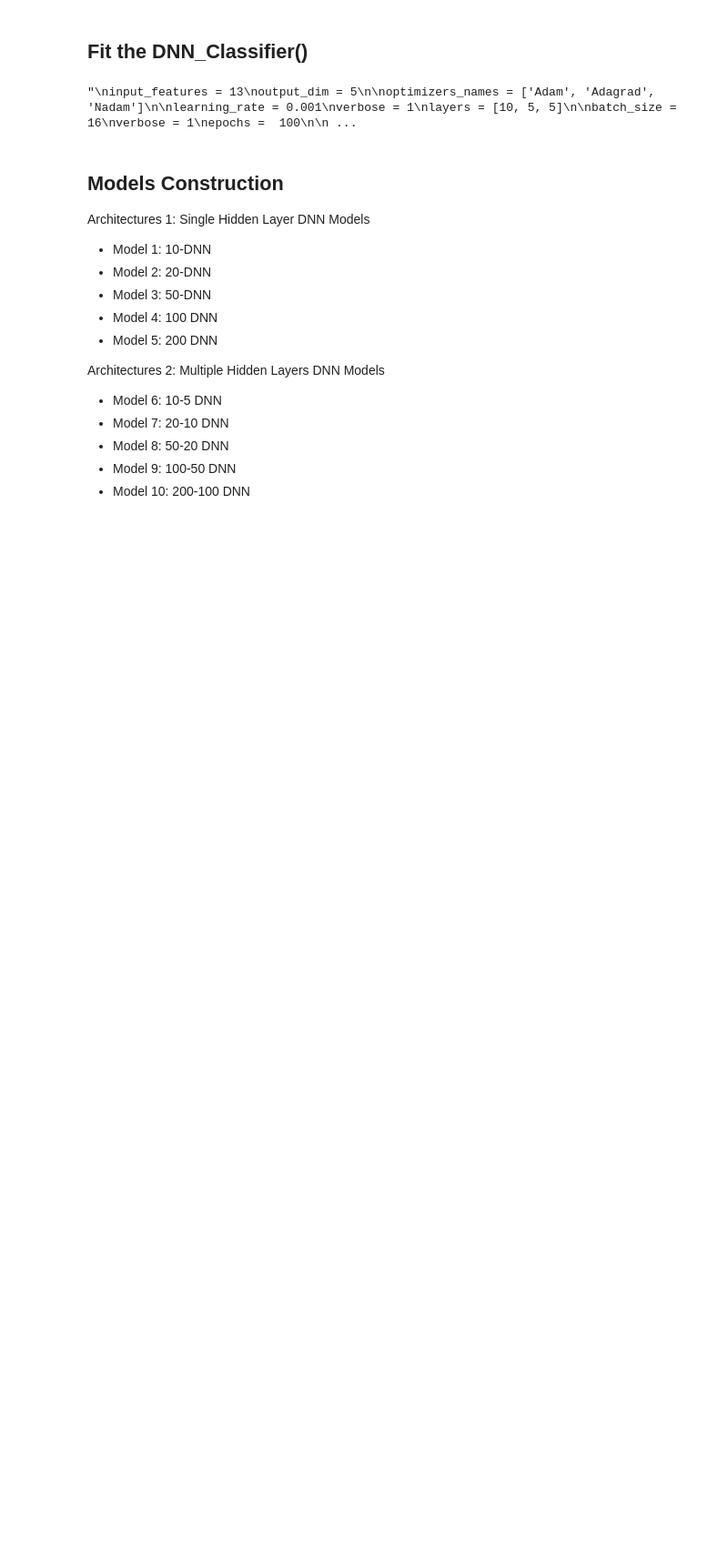
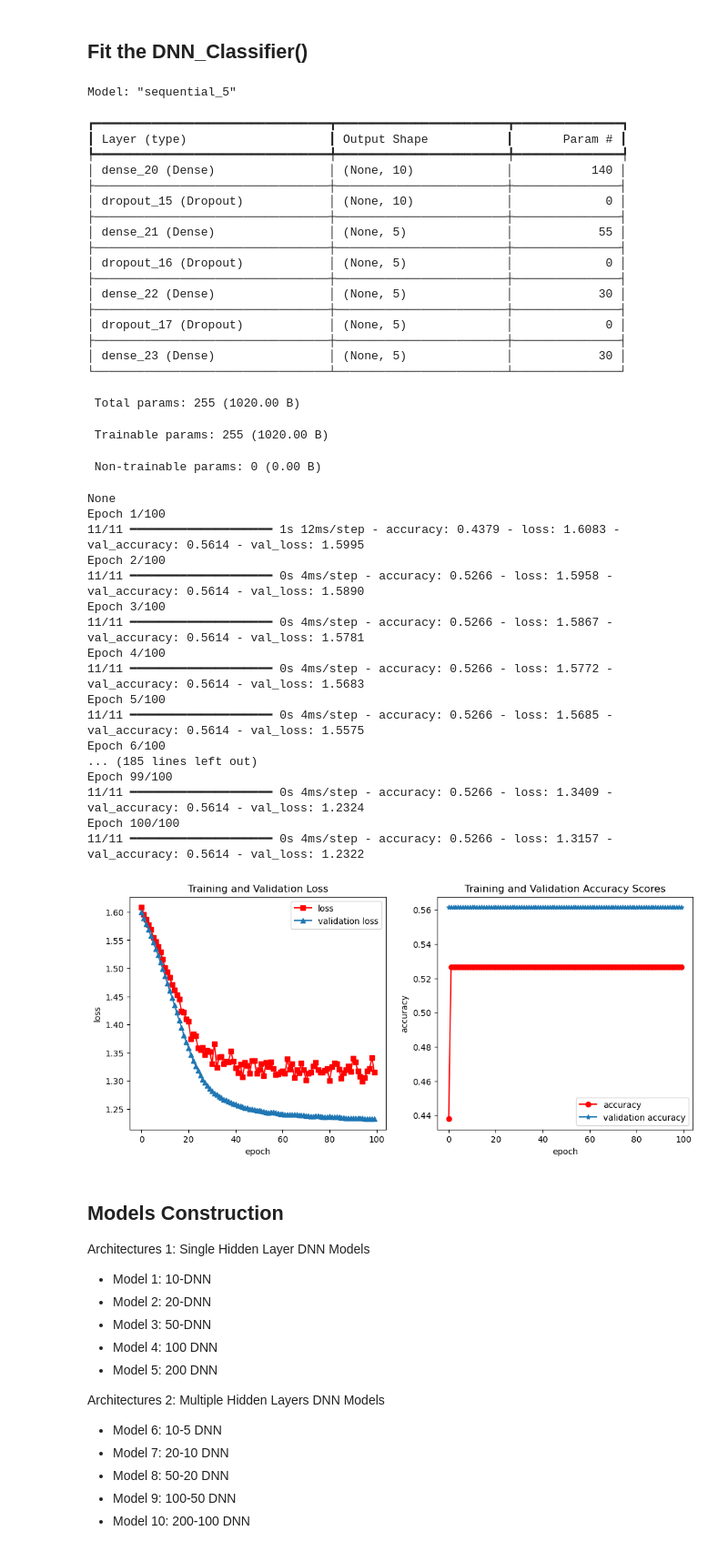
Before and after one commit to penz6/Math-355, a Jupyter notebook: Case Studies/Case Study 3/Case_Study3_Solution_Keys.ipynb, the cells around one changed output. Shown at 91% size. Drawn from its saved outputs; the diff is of its cells as text; code cells hidden in the pictures; blank space fills up the shorter version.

```diff
--- a/Case Studies/Case Study 3/Case_Study3_Solution_Keys.ipynb
+++ b/Case Studies/Case Study 3/Case_Study3_Solution_Keys.ipynb
@@ -113,8 +107,8 @@ Mounted at /content/drive
 # %%
-data_path = "/content/drive/MyDrive/MATH355-COMSC415-Machine-Learning/Data/" # make similar to this path
+data_path = "./data/" # make similar to this path
 
-output_dir_path = "/content/drive/MyDrive/MATH355-COMSC415-Machine-Learning/Results/Case_Study3_Results/" #make similar to this path
+output_dir_path = "./results/" #make similar to this path
 # %%
 
-#data = pd.read_csv(data_path+"Cleveland_Medical_Data.csv", na_values= '?')
-#data.head()
+data = pd.read_csv(data_path+"Cleveland_Medical_Data.csv", na_values= '?')
+data.head()
@@ -417,30 +442,66 @@ dnn_model1
 # %% [markdown]
 ## **Fit the DNN_Classifier()**
 # %%
-"""
+
 input_features = 13
 output_dim = 5
 
 optimizers_names = ['Adam', 'Adagrad', 'Nadam']
 
 learning_rate = 0.001
 verbose = 1
 layers = [10, 5, 5]
 
 batch_size =  16
 verbose = 1
 epochs =  100
 
 
 dnn_model1  = DNN_Classifier(layers, input_features, output_dim, optimizer =  optimizers_names[0], learning_rate= learning_rate, verbose = verbose)
 dnn_model1
 
 model_output1  = dnn_model1.fit(X_train, y_train, epochs= epochs, batch_size = batch_size, validation_split = 0.25, verbose = verbose)
 loss_accuracy_plot(model_output1)
-
-"""
 # %% [output]
-"\ninput_features = 13\noutput_dim = 5\n\noptimizers_names = ['Adam', 'Adagrad', 'Nadam']\n\nlearning_rate = 0.001\nverbose = 1\nlayers = [10, 5, 5]\n\nbatch_size =  16\nverbose = 1\nepochs =  100\n\n ...
+Model: "sequential_5"
+┏━━━━━━━━━━━━━━━━━━━━━━━━━━━━━━━━━┳━━━━━━━━━━━━━━━━━━━━━━━━┳━━━━━━━━━━━━━━━┓
+┃ Layer (type)                    ┃ Output Shape           ┃       Param # ┃
+┡━━━━━━━━━━━━━━━━━━━━━━━━━━━━━━━━━╇━━━━━━━━━━━━━━━━━━━━━━━━╇━━━━━━━━━━━━━━━┩
+│ dense_20 (Dense)                │ (None, 10)             │           140 │
+├─────────────────────────────────┼────────────────────────┼───────────────┤
+│ dropout_15 (Dropout)            │ (None, 10)             │             0 │
+├─────────────────────────────────┼────────────────────────┼───────────────┤
+│ dense_21 (Dense)                │ (None, 5)              │            55 │
+├─────────────────────────────────┼────────────────────────┼───────────────┤
+│ dropout_16 (Dropout)            │ (None, 5)              │             0 │
+├─────────────────────────────────┼────────────────────────┼───────────────┤
+│ dense_22 (Dense)                │ (None, 5)              │            30 │
+├─────────────────────────────────┼────────────────────────┼───────────────┤
+│ dropout_17 (Dropout)            │ (None, 5)              │             0 │
+├─────────────────────────────────┼────────────────────────┼───────────────┤
+│ dense_23 (Dense)                │ (None, 5)              │            30 │
+└─────────────────────────────────┴────────────────────────┴───────────────┘
+ Total params: 255 (1020.00 B)
+ Trainable params: 255 (1020.00 B)
+ Non-trainable params: 0 (0.00 B)
+None
+Epoch 1/100
+11/11 ━━━━━━━━━━━━━━━━━━━━ 1s 12ms/step - accuracy: 0.4379 - loss: 1.6083 - val_accuracy: 0.5614 - val_loss: 1.5995
+Epoch 2/100
+11/11 ━━━━━━━━━━━━━━━━━━━━ 0s 4ms/step - accuracy: 0.5266 - loss: 1.5958 - val_accuracy: 0.5614 - val_loss: 1.5890
+Epoch 3/100
+11/11 ━━━━━━━━━━━━━━━━━━━━ 0s 4ms/step - accuracy: 0.5266 - loss: 1.5867 - val_accuracy: 0.5614 - val_loss: 1.5781
+Epoch 4/100
+11/11 ━━━━━━━━━━━━━━━━━━━━ 0s 4ms/step - accuracy: 0.5266 - loss: 1.5772 - val_accuracy: 0.5614 - val_loss: 1.5683
+Epoch 5/100
+11/11 ━━━━━━━━━━━━━━━━━━━━ 0s 4ms/step - accuracy: 0.5266 - loss: 1.5685 - val_accuracy: 0.5614 - val_loss: 1.5575
+Epoch 6/100
+... (185 lines left out)
+Epoch 99/100
+11/11 ━━━━━━━━━━━━━━━━━━━━ 0s 4ms/step - accuracy: 0.5266 - loss: 1.3409 - val_accuracy: 0.5614 - val_loss: 1.2324
+Epoch 100/100
+11/11 ━━━━━━━━━━━━━━━━━━━━ 0s 4ms/step - accuracy: 0.5266 - loss: 1.3157 - val_accuracy: 0.5614 - val_loss: 1.2322
+[figure, added]
 # %% [markdown]
 ## **Models Construction**
 
```
Also changed, not shown: parts of 17 cells of this notebook, 2 other files.
